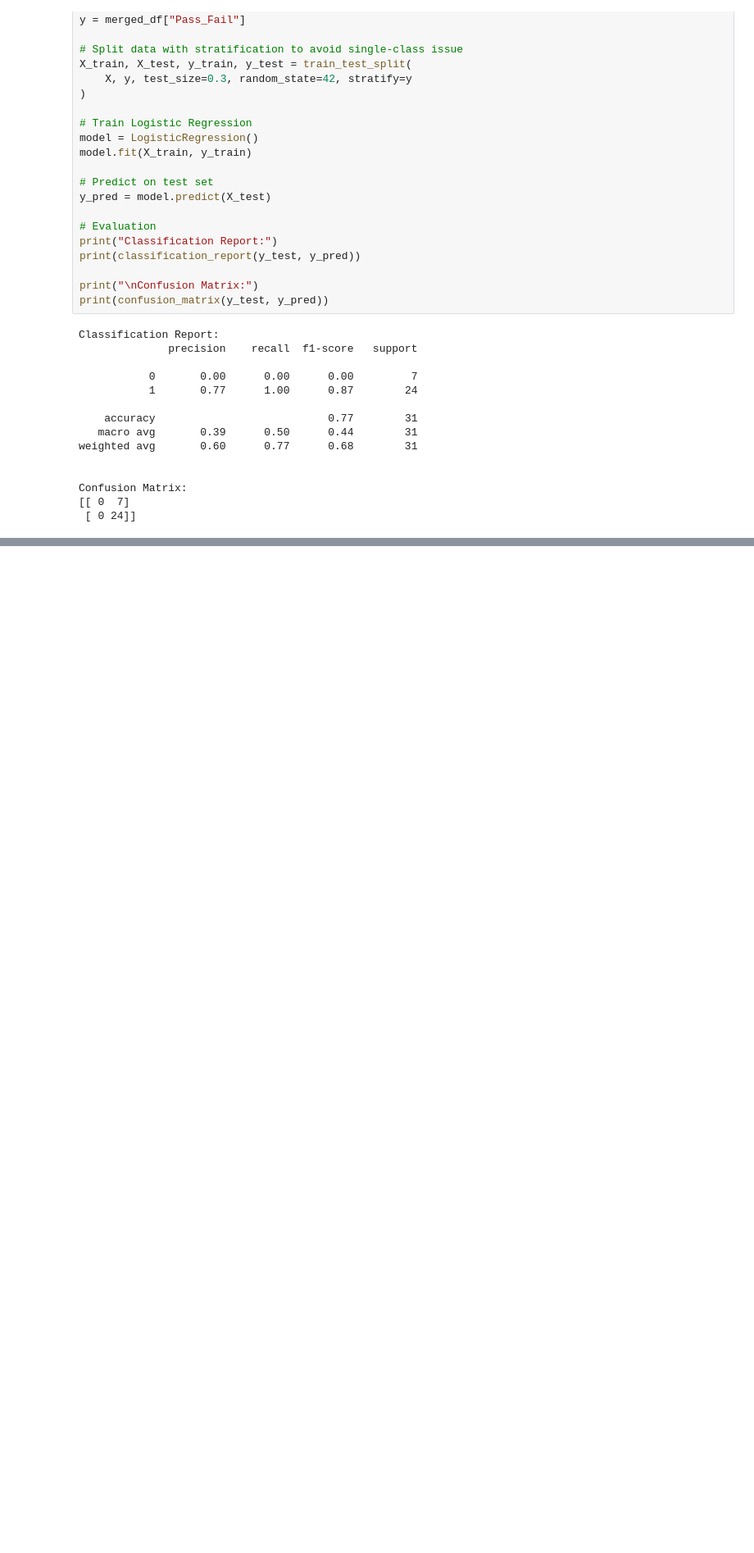
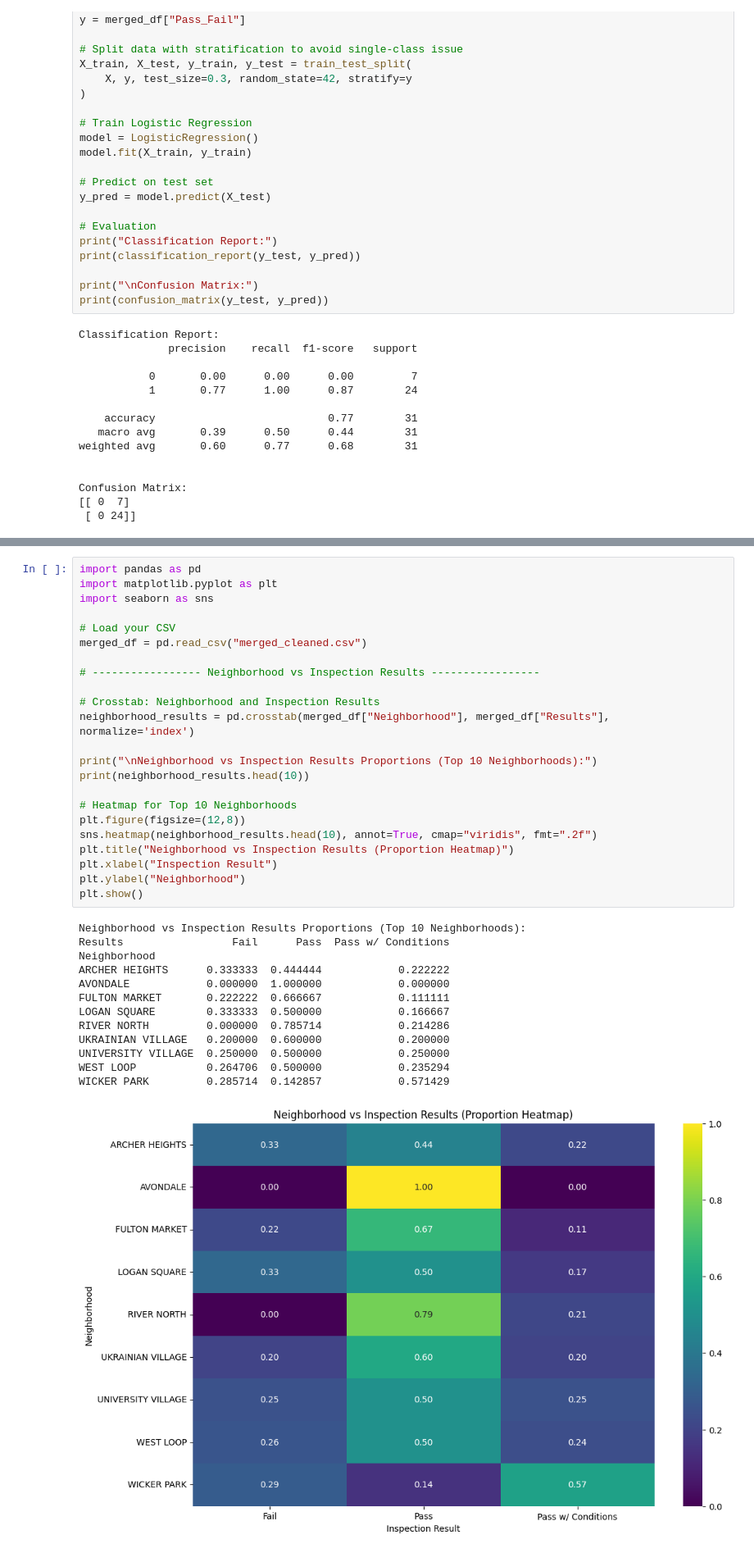
Before and after one commit to kyliemccabe1/Project-DW, a Jupyter notebook: Codes/Updated Project Jupyter Notebook.ipynb, the cells around one changed output, grey strips where cells are left out. Shown at 82% size. Drawn from its saved outputs; the diff is of its cells as text; blank space fills up the shorter version.

```diff
--- a/Codes/Updated Project Jupyter Notebook.ipynb
+++ b/Codes/Updated Project Jupyter Notebook.ipynb
@@ -414,0 +563,37 @@ Confusion Matrix:
+# %%
+import pandas as pd
+import matplotlib.pyplot as plt
+import seaborn as sns
+
+# Load your CSV
+merged_df = pd.read_csv("merged_cleaned.csv")
+
+# ----------------- Neighborhood vs Inspection Results -----------------
+
+# Crosstab: Neighborhood and Inspection Results
+neighborhood_results = pd.crosstab(merged_df["Neighborhood"], merged_df["Results"], normalize='index')
+
+print("\nNeighborhood vs Inspection Results Proportions (Top 10 Neighborhoods):")
+print(neighborhood_results.head(10))
+
+# Heatmap for Top 10 Neighborhoods
+plt.figure(figsize=(12,8))
+sns.heatmap(neighborhood_results.head(10), annot=True, cmap="viridis", fmt=".2f")
+plt.title("Neighborhood vs Inspection Results (Proportion Heatmap)")
+plt.xlabel("Inspection Result")
+plt.ylabel("Neighborhood")
+plt.show()
+# %% [output]
+Neighborhood vs Inspection Results Proportions (Top 10 Neighborhoods):
+Results                 Fail      Pass  Pass w/ Conditions
+Neighborhood
+ARCHER HEIGHTS      0.333333  0.444444            0.222222
+AVONDALE            0.000000  1.000000            0.000000
+FULTON MARKET       0.222222  0.666667            0.111111
+LOGAN SQUARE        0.333333  0.500000            0.166667
+RIVER NORTH         0.000000  0.785714            0.214286
+UKRAINIAN VILLAGE   0.200000  0.600000            0.200000
+UNIVERSITY VILLAGE  0.250000  0.500000            0.250000
+WEST LOOP           0.264706  0.500000            0.235294
+WICKER PARK         0.285714  0.142857            0.571429
+[figure, added]
```
Also changed, not shown: parts of 25 cells of this notebook.
